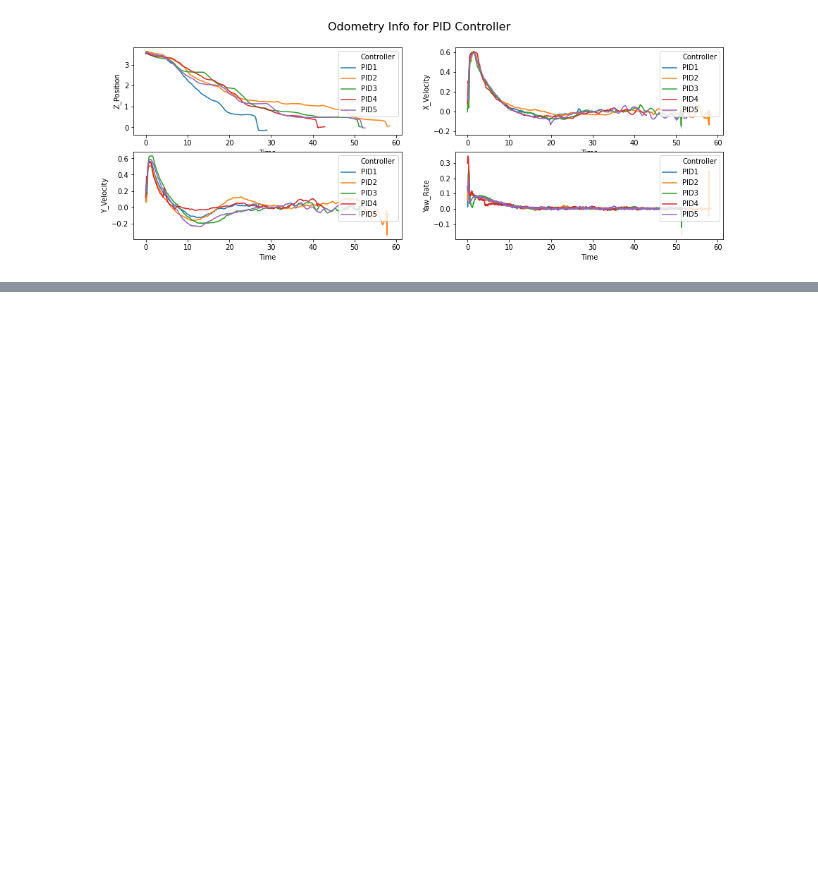
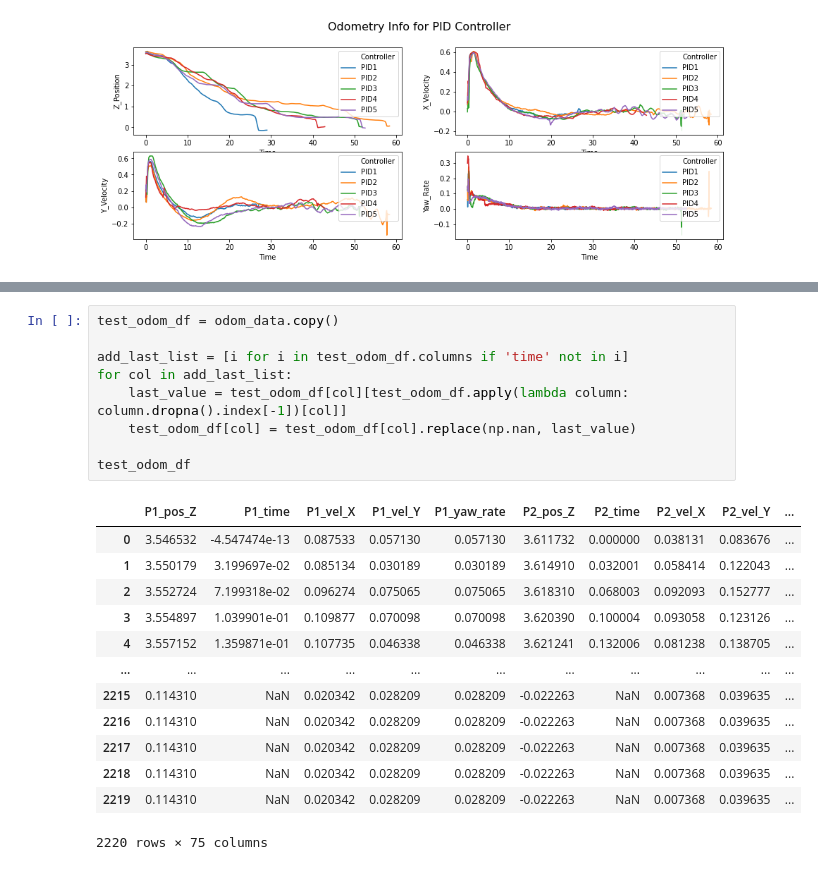
Before and after one commit to apinto25/autonomous_landing_data_analysis, a Jupyter notebook: controller_velocity_analysis.ipynb, the cells around one changed output, grey strips where cells are left out. Drawn from its saved outputs; the diff is of its cells as text; blank space fills up the shorter version.

```diff
--- a/controller_velocity_analysis.ipynb
+++ b/controller_velocity_analysis.ipynb
@@ -363,0 +393,23 @@ Text(0.5, 0.98, 'Odometry Info for PID Controller')
+# %%
+test_odom_df = odom_data.copy()
+
+add_last_list = [i for i in test_odom_df.columns if 'time' not in i]
+for col in add_last_list:
+    last_value = test_odom_df[col][test_odom_df.apply(lambda column: column.dropna().index[-1])[col]]
+    test_odom_df[col] = test_odom_df[col].replace(np.nan, last_value)
+
+test_odom_df
+# %% [output]
+|  | P1_pos_Z | P1_time | P1_vel_X | P1_vel_Y | P1_yaw_rate | P2_pos_Z | P2_time | P2_vel_X | P2_vel_Y | ... |
+| 0 | 3.546532 | -4.547474e-13 | 0.087533 | 0.057130 | 0.057130 | 3.611732 | 0.000000 | 0.038131 | 0.083676 | ... |
+| 1 | 3.550179 | 3.199697e-02 | 0.085134 | 0.030189 | 0.030189 | 3.614910 | 0.032001 | 0.058414 | 0.122043 | ... |
+| 2 | 3.552724 | 7.199318e-02 | 0.096274 | 0.075065 | 0.075065 | 3.618310 | 0.068003 | 0.092093 | 0.152777 | ... |
+| 3 | 3.554897 | 1.039901e-01 | 0.109877 | 0.070098 | 0.070098 | 3.620390 | 0.100004 | 0.093058 | 0.123126 | ... |
+| 4 | 3.557152 | 1.359871e-01 | 0.107735 | 0.046338 | 0.046338 | 3.621241 | 0.132006 | 0.081238 | 0.138705 | ... |
+| ... | ... | ... | ... | ... | ... | ... | ... | ... | ... | ... |
+| 2215 | 0.114310 | NaN | 0.020342 | 0.028209 | 0.028209 | -0.022263 | NaN | 0.007368 | 0.039635 | ... |
+| 2216 | 0.114310 | NaN | 0.020342 | 0.028209 | 0.028209 | -0.022263 | NaN | 0.007368 | 0.039635 | ... |
+| 2217 | 0.114310 | NaN | 0.020342 | 0.028209 | 0.028209 | -0.022263 | NaN | 0.007368 | 0.039635 | ... |
+| 2218 | 0.114310 | NaN | 0.020342 | 0.028209 | 0.028209 | -0.022263 | NaN | 0.007368 | 0.039635 | ... |
+| 2219 | 0.114310 | NaN | 0.020342 | 0.028209 | 0.028209 | -0.022263 | NaN | 0.007368 | 0.039635 | ... |
+2220 rows × 75 columns
```
Also changed, not shown: parts of 12 cells of this notebook.
